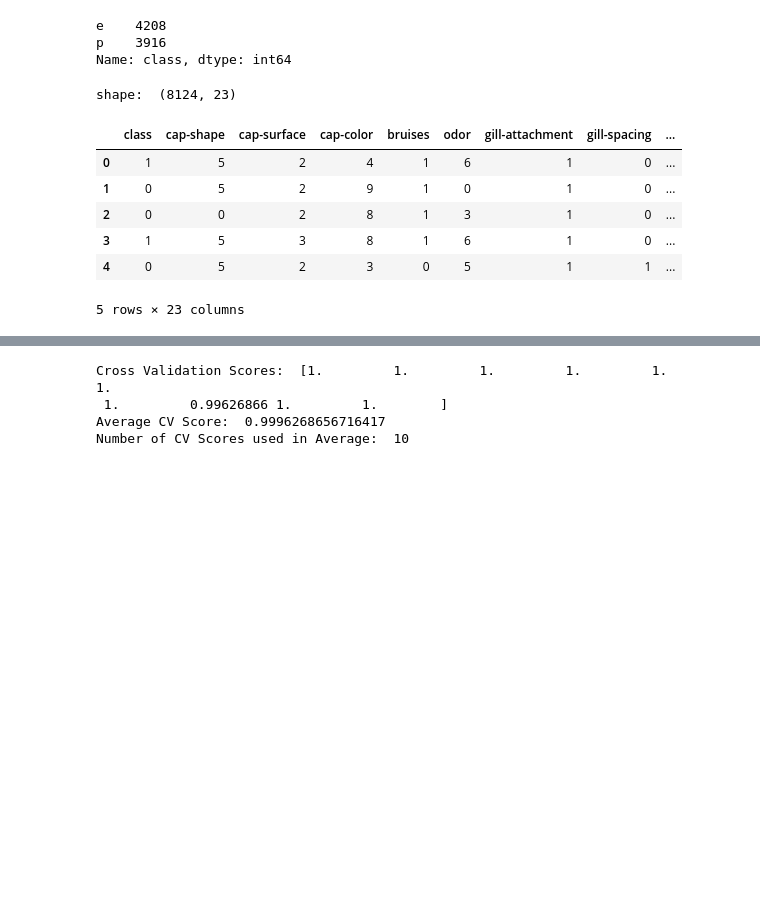
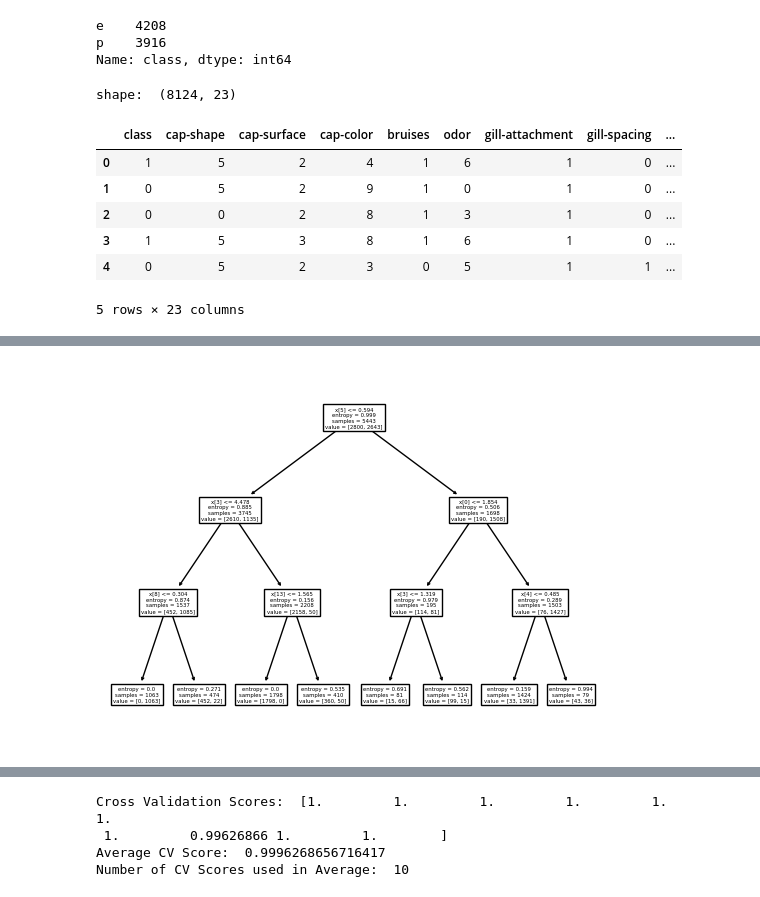
Before and after one commit to Cass-1/mushroom-classification, a Jupyter notebook: mushroom_analysis.ipynb, the cells around one changed output, grey strips where cells are left out. Cells and saved outputs as stored; diff of their text form; code cells hidden in the pictures; blank space fills up the shorter version.

Commit message:
Started training models on pruned data.

```diff
--- a/mushroom_analysis.ipynb
+++ b/mushroom_analysis.ipynb
@@ -174,0 +168,70 @@ def training_perceptron(learning_rate, feature_vectors, label_vector, w):
+# %%
+# seperating data for perceptron
+X_train, X_test, y_train, y_test = train_test_split(X, y, test_size=0.33,random_state=10)
+
+# training a perceptron classifier
+perceptron = Perceptron()
+perceptron.fit(X_train, y_train)
+l = perceptron.predict(X_test)
+print("perceptron: ", metrics.accuracy_score(y_test, l))
+
+# feature pruning
+w_avg = [0] * 22
+w = [0] * 22
+w, mistakes = training_perceptron(1, X_train, y_train,w)
+# print dataframe to compare to weights
+# the weights with the highest |val| their index will be the features that are the most important
+print(w)
+data.head()
+
+
+# drop the unwanted columns
+# pruned_data = data.drop(['class'],axis=1)
+'''
+    when i did this dropping my perceptron and decision tree whent down in quality
+'''
+# print out the least affecting weights with relation to origional raw data
+# for i in range(len(w)):
+#     if w[i] < 500 and w[i] > -500:
+#         # add 1 because the training data drops the first dataframe
+#         print(i + 1)
+
+# df2 = data.drop(data.columns[[1,6,10,16,17,18]],axis = 1)
+'''
+    second attempt: this one drastically improved perceptron and had a small improvement on decision tree
+'''
+for i in range(len(w)):
+    if w[i] < 200 and w[i] > -200:
+        # add 1 because the training data drops the first dataframe
+        print(i + 1)
+df2 = data.drop(data.columns[[1,6,16,17]],axis = 1)
+
+df2.head()
+
+# splitting data into features and labels. Putting them into numpy format so sklearn can unserstand
+X = df2.drop(['class'],axis=1).to_numpy()
+y = df2['class'].to_numpy()
+
+X_train2, X_test2, y_train2, y_test2 = train_test_split(X, y, test_size=0.33,random_state=10)
+
+# Initial decision tree, overfit due to not having a maxdepth
+# we can see
+'''
+    Initial decision tree. We can see that it is overfitting to the data to have 100% accuracy.
+    We can see that if no max height is defined that the tree has a depth of 7.
+    This will likely lead to poor generalization
+'''
+dtc = DecisionTreeClassifier(max_depth=3, criterion="entropy", splitter="random")
+dtc.fit(X_train2,y_train2)
+
+l = dtc.predict(X_test2)
+print(metrics.accuracy_score(y_test2, l))
+
+plot_tree(dtc)
+
+# training a perceptron classifier
+perceptron = Perceptron()
+perceptron.fit(X_train2, y_train2)
+l = perceptron.predict(X_test2)
+print("perceptron: ", metrics.accuracy_score(y_test2, l))
+# %% [output]
@@ -174,0 +248 @@ def training_perceptron(learning_rate, feature_vectors, label_vector, w):
+[figure, added]
```
Also changed, not shown: parts of 5 cells of this notebook.
